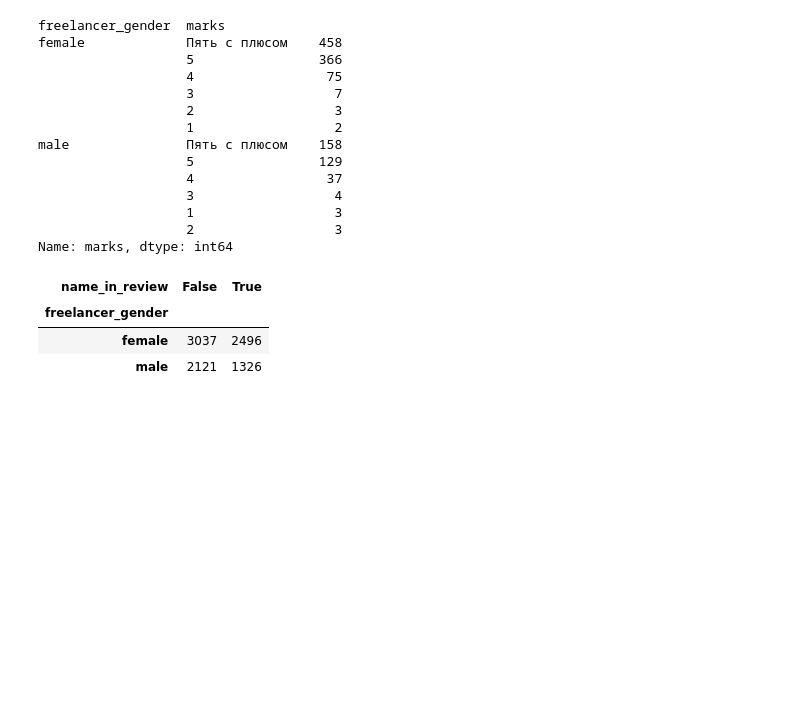
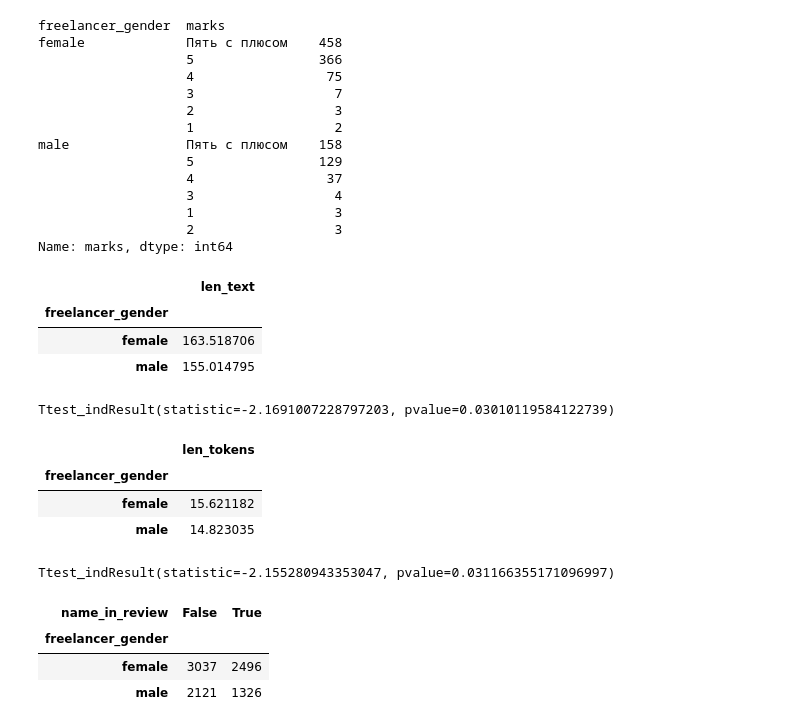
Before and after one commit to nezubkova/nlp-gender, a Jupyter notebook: analysis.ipynb, the cells around one changed output. Saved outputs shown, nothing was run; the diff lists cells and outputs as text; code cells hidden in the pictures; blank space fills up the shorter version.

```diff
--- a/analysis.ipynb
+++ b/analysis.ipynb
@@ -123,6 +123,20 @@ Name: marks, dtype: int64
 # почистим датасет от текстов без отзывов
 
 with_reviews = gendered[gendered.texts != 'Нет отзыва']
+# %%
+with_reviews['len_text_сhar'] = with_reviews['texts'].apply(len)
+with_reviews.groupby('freelancer_gender').agg({"len_text_char": np.mean})
+# %% [output]
+|  | len_text |
+| freelancer_gender |  |
+| female | 163.518706 |
+| male | 155.014795 |
+# %%
+# проверим гипотезу о длине отзыва
+
+ttest_ind(with_reviews[with_reviews.freelancer_gender == 'male'].len_text_char.values, with_reviews[with_reviews.freelancer_gender == 'female'].len_text_char.values)
+# %% [output]
+Ttest_indResult(statistic=-2.1691007228797203, pvalue=0.03010119584122739)
 # %%
 # импортируем стоп-слова для обработки текстовых отзывов
 
@@ -140,6 +154,20 @@ def preprocess_text(text):
     return tokens
 # %%
 with_reviews['texts_preprocessed'] = with_reviews.texts.apply(preprocess_text)
+# %%
+# проверим равенство средних длин токенов после обработки
+
+with_reviews['len_tokens'] = with_reviews.texts_preprocessed.apply(len)
+with_reviews.groupby('freelancer_gender').agg({"len_tokens": np.mean})
+# %% [output]
+|  | len_tokens |
+| freelancer_gender |  |
+| female | 15.621182 |
+| male | 14.823035 |
+# %%
+ttest_ind(with_reviews[with_reviews.freelancer_gender == 'male'].len_tokens.values, with_reviews[with_reviews.freelancer_gender == 'female'].len_tokens.values)
+# %% [output]
+Ttest_indResult(statistic=-2.155280943353047, pvalue=0.031166355171096997)
 # %%
 # создадим множество имен
 
```
Also changed, not shown: parts of 2 cells of this notebook.
